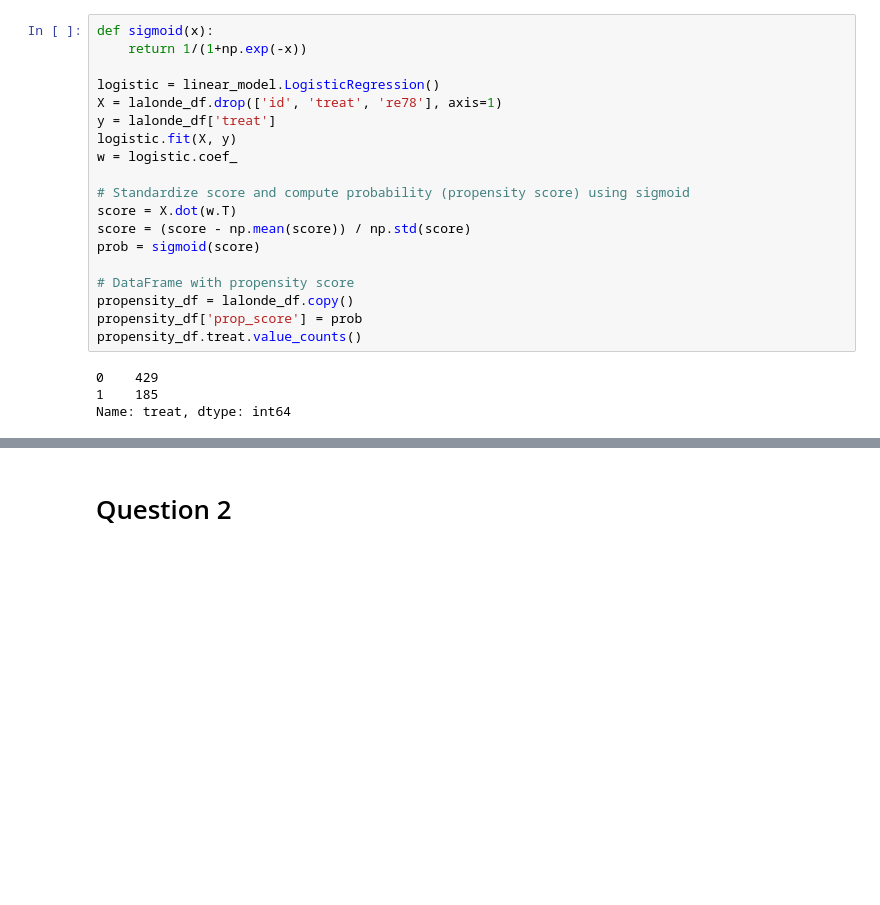
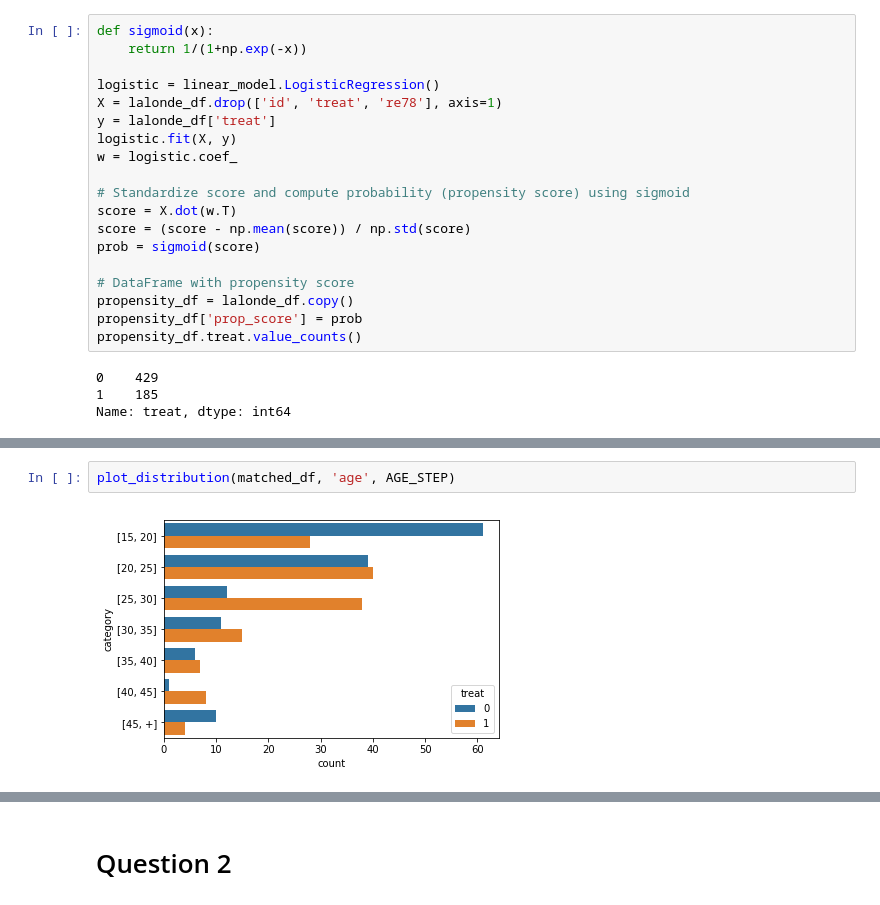
Before and after one commit to darioAnongba/EPFL-ADA, a Jupyter notebook: Labs/04 - Applied ML/Homework4.ipynb, the cells around one changed output, grey strips where cells are left out. Drawn from its saved outputs; the diff is of its cells as text; blank space fills up the shorter version.

```diff
--- a/Labs/04 - Applied ML/Homework4.ipynb
+++ b/Labs/04 - Applied ML/Homework4.ipynb
@@ -206,0 +280,4 @@ res
+# %%
+plot_distribution(matched_df, 'age', AGE_STEP)
+# %% [output]
+[figure, added]
```
Also changed, not shown: parts of 43 cells of this notebook.
